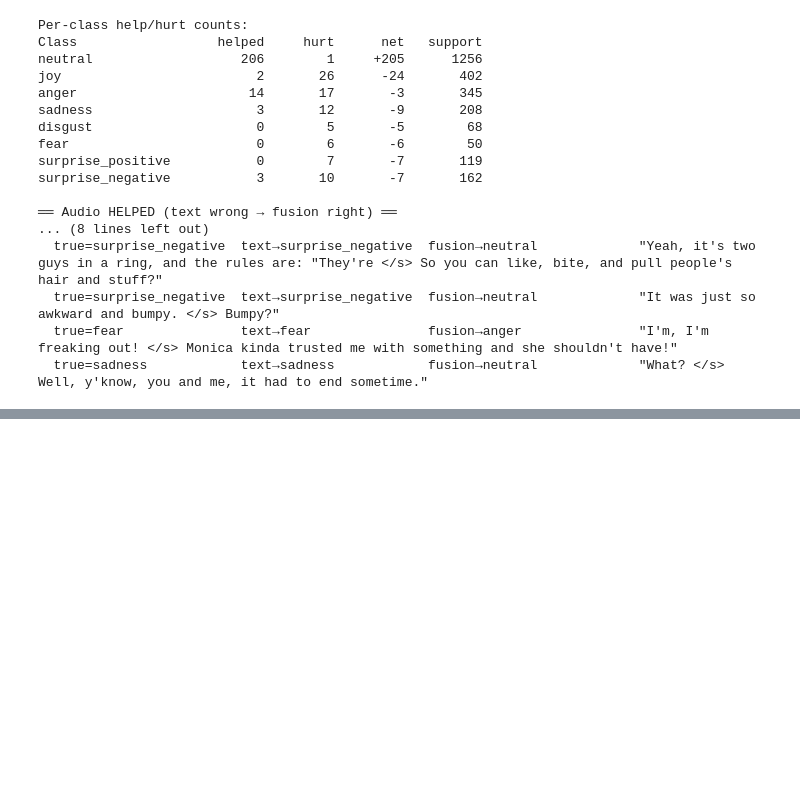
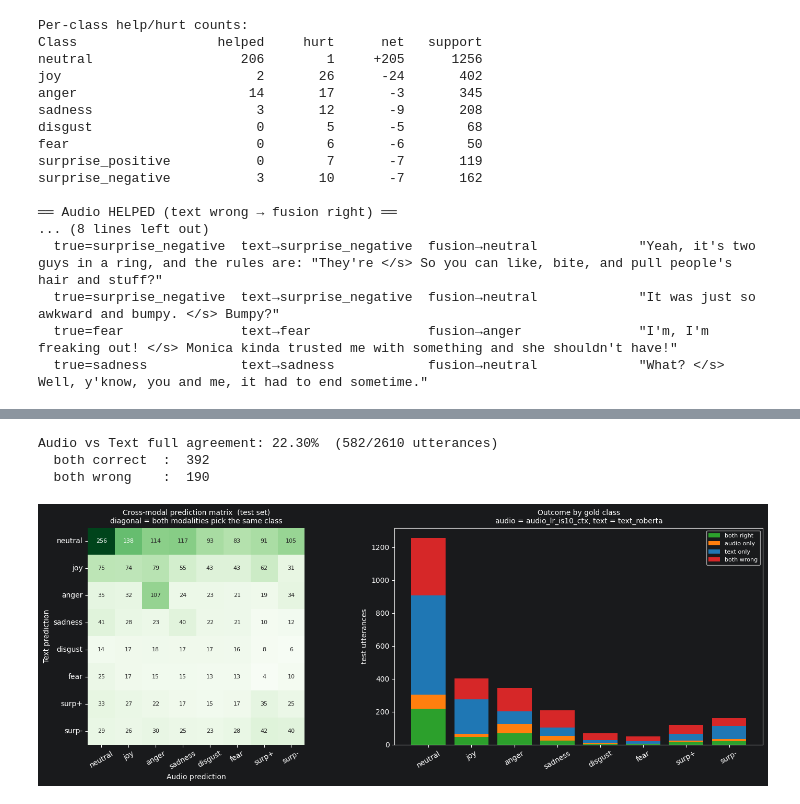
Before and after one commit to pvijayasures/NLP_P3, a Jupyter notebook: notebook/multimodal_experiments.ipynb, the cells around one changed output, grey strips where cells are left out. Saved outputs shown, nothing was run; the diff lists cells and outputs as text; code cells hidden in the pictures; blank space fills up the shorter version.

```diff
--- a/notebook/multimodal_experiments.ipynb
+++ b/notebook/multimodal_experiments.ipynb
@@ -1699,0 +1943,74 @@ surprise_negative           3       10       -7       162
+# %%
+# How often do best audio-only and text-only agree, and who is right?
+
+_audio_sf_x = np.load(get_prediction_path(_best_audio, 'test'))
+_text_sf_x  = np.load(get_prediction_path('text_roberta', 'test'))
+_audio_p    = _audio_sf_x.argmax(1)
+_text_p     = _text_sf_x.argmax(1)
+_y_test_x   = test_df['label_idx'].values.astype(int)
+
+fig, axes = plt.subplots(1, 2, figsize=(15, 5.5))
+
+# ── Left: cross-modal confusion ──────────────────────────────────────────────
+_cm_x = confusion_matrix(_text_p, _audio_p, labels=range(NUM_CLASSES))
+sns.heatmap(_cm_x, annot=True, fmt='d', cmap='Greens', square=True,
+            xticklabels=[COL_NAMES[c] for c in EMOTION_LABELS],
+            yticklabels=[COL_NAMES[c] for c in EMOTION_LABELS],
+            ax=axes[0], cbar=False, annot_kws={'size': 8})
+axes[0].set_xlabel('Audio prediction'); axes[0].set_ylabel('Text prediction')
+axes[0].set_title('Cross-modal prediction matrix  (test set)\n'
+                  'diagonal = both modalities pick the same class', fontsize=10)
+axes[0].tick_params(axis='x', rotation=30)
+
+_agree = (_audio_p == _text_p)
+print(f'Audio vs Text full agreement: {_agree.mean():.2%}  '
+      f'({_agree.sum()}/{len(_agree)} utterances)')
+print(f'  both correct  : {((_audio_p == _y_test_x) & _agree).sum():>4d}')
+print(f'  both wrong    : {((_audio_p != _y_test_x) & _agree).sum():>4d}')
+
+# ── Right: per-emotion outcome stack ─────────────────────────────────────────
+_outcomes = {k: np.zeros(NUM_CLASSES, int) for k in
+             ('both_right', 'audio_only', 'text_only', 'both_wrong')}
+for _c in range(NUM_CLASSES):
+    _m  = _y_test_x == _c
+    _ac = (_audio_p == _y_test_x) & _m
+    _tc = (_text_p  == _y_test_x) & _m
+    _outcomes['both_right'][_c] = (_ac &  _tc).sum()
+    _outcomes['audio_only'][_c] = (_ac & ~_tc).sum()
+    _outcomes['text_only' ][_c] = (~_ac & _tc).sum()
+    _outcomes['both_wrong'][_c] = (~_ac & ~_tc & _m).sum()
+
+_short  = [COL_NAMES[c] for c in EMOTION_LABELS]
+_palette = {'both_right': '#2ca02c', 'audio_only': '#ff7f0e',
+            'text_only':  '#1f77b4', 'both_wrong': '#d62728'}
+_bottom = np.zeros(NUM_CLASSES)
+for _k in ('both_right', 'audio_only', 'text_only', 'both_wrong'):
+    axes[1].bar(_short, _outcomes[_k], bottom=_bottom,
+                label=_k.replace('_', ' '), color=_palette[_k])
+    _bottom = _bottom + _outcomes[_k]
+axes[1].set_ylabel('test utterances')
+axes[1].set_title(f'Outcome by gold class\n'
+                  f'audio = {_best_audio}, text = text_roberta', fontsize=10)
+axes[1].tick_params(axis='x', rotation=30)
+axes[1].legend(loc='upper right', fontsize=8)
+
+plt.tight_layout()
+plt.savefig(OUTPUTS_DIR / 'plots' / 'xai_cross_modal_agreement.png',
+            dpi=150, bbox_inches='tight')
+plt.show()
+
+print(f'\nPer-class outcome (% of class support):')
+print(f'  {"emotion":<20s} {"both ok":>8s} {"audio":>8s} {"text":>8s} {"both wrong":>11s}')
+for _c, lbl in enumerate(EMOTION_LABELS):
+    _supp = (_y_test_x == _c).sum()
+    if _supp == 0: continue
+    print(f'  {lbl:<20s} '
+          f'{_outcomes["both_right"][_c]/_supp:>7.1%} '
+          f'{_outcomes["audio_only"][_c]/_supp:>7.1%} '
+          f'{_outcomes["text_only"][_c]/_supp:>7.1%} '
+          f'{_outcomes["both_wrong"][_c]/_supp:>10.1%}')
+# %% [output]
+Audio vs Text full agreement: 22.30%  (582/2610 utterances)
+  both correct  :  392
+  both wrong    :  190
+[figure, added]
```
Also changed, not shown: parts of 18 cells of this notebook, 1 other file.
